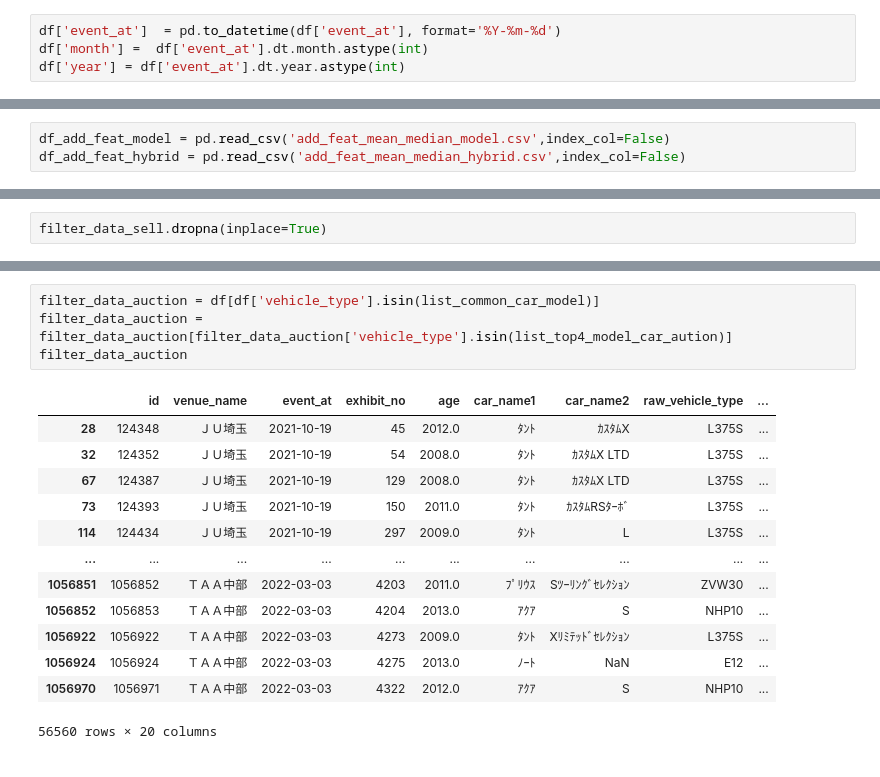
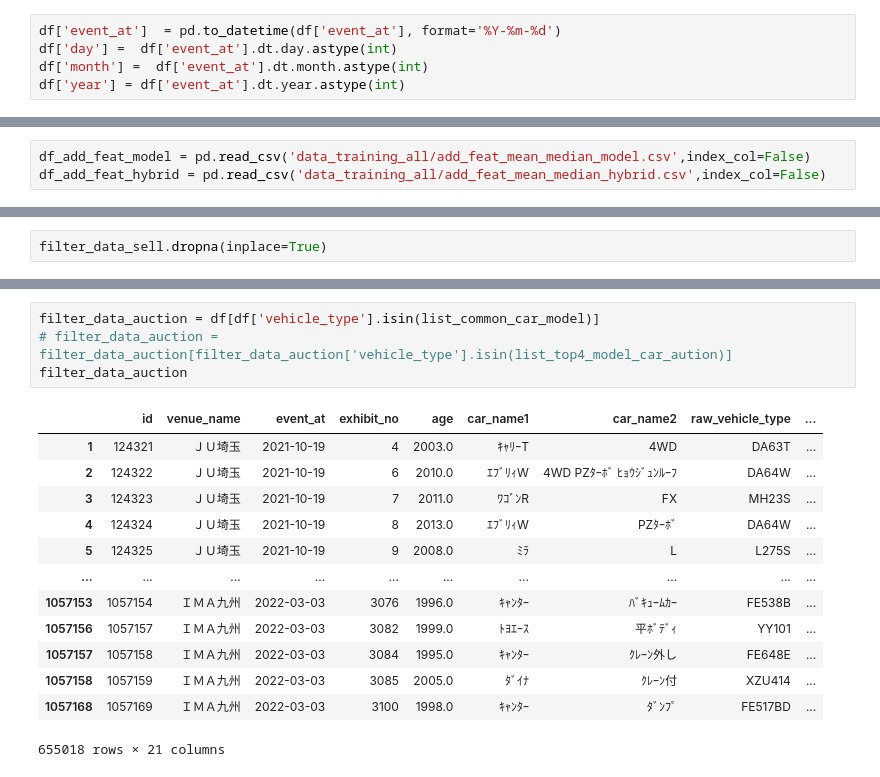
Before and after one commit to linhvu2661998/kaiho_v3, a Jupyter notebook: DatabaseData Analysis.ipynb, the cells around one changed output, grey strips where cells are left out. Saved outputs shown, nothing was run; the diff lists cells and outputs as text.

```diff
--- a/DatabaseData Analysis.ipynb
+++ b/DatabaseData Analysis.ipynb
@@ -175,6 +174,7 @@ df.describe(include='O')
 | freq | 57186 | 17009 | 29926 | 36335 | 19319 | 21257 | 358028 | 179015 | ... |
 # %%
 df['event_at']  = pd.to_datetime(df['event_at'], format='%Y-%m-%d')
+df['day'] =  df['event_at'].dt.day.astype(int)
 df['month'] =  df['event_at'].dt.month.astype(int)
 df['year'] = df['event_at'].dt.year.astype(int)
 # %%
@@ -560,8 +560,8 @@ bar_plot(d['manufacture_name'], d['count'], d, True)
 Error in callback <function flush_figures at 0x...> (for post_execute):
 KeyboardInterrupt:
 # %%
-df_add_feat_model = pd.read_csv('add_feat_mean_median_model.csv',index_col=False)
-df_add_feat_hybrid = pd.read_csv('add_feat_mean_median_hybrid.csv',index_col=False)
+df_add_feat_model = pd.read_csv('data_training_all/add_feat_mean_median_model.csv',index_col=False)
+df_add_feat_hybrid = pd.read_csv('data_training_all/add_feat_mean_median_hybrid.csv',index_col=False)
 # %%
 df_add_feat_hybrid.columns
 # %% [output]
@@ -989,18 +1024,18 @@ a.loc['NHP10']
 # %%
 filter_data_auction = df[df['vehicle_type'].isin(list_common_car_model)]
-filter_data_auction = filter_data_auction[filter_data_auction['vehicle_type'].isin(list_top4_model_car_aution)]
+# filter_data_auction = filter_data_auction[filter_data_auction['vehicle_type'].isin(list_top4_model_car_aution)]
 filter_data_auction
 # %% [output]
 |  | id | venue_name | event_at | exhibit_no | age | car_name1 | car_name2 | raw_vehicle_type | ... |
-| 28 | 124348 | ＪＵ埼玉 | 2021-10-19 | 45 | 2012.0 | ﾀﾝﾄ | ｶｽﾀﾑX | L375S | ... |
-| 32 | 124352 | ＪＵ埼玉 | 2021-10-19 | 54 | 2008.0 | ﾀﾝﾄ | ｶｽﾀﾑX LTD | L375S | ... |
-| 67 | 124387 | ＪＵ埼玉 | 2021-10-19 | 129 | 2008.0 | ﾀﾝﾄ | ｶｽﾀﾑX LTD | L375S | ... |
-| 73 | 124393 | ＪＵ埼玉 | 2021-10-19 | 150 | 2011.0 | ﾀﾝﾄ | ｶｽﾀﾑRSﾀｰﾎﾞ | L375S | ... |
-| 114 | 124434 | ＪＵ埼玉 | 2021-10-19 | 297 | 2009.0 | ﾀﾝﾄ | L | L375S | ... |
+| 1 | 124321 | ＪＵ埼玉 | 2021-10-19 | 4 | 2003.0 | ｷｬﾘｰT | 4WD | DA63T | ... |
+| 2 | 124322 | ＪＵ埼玉 | 2021-10-19 | 6 | 2010.0 | ｴﾌﾞﾘｨW | 4WD PZﾀｰﾎﾞ ﾋｮｳｼﾞｭﾝﾙｰﾌ | DA64W | ... |
+| 3 | 124323 | ＪＵ埼玉 | 2021-10-19 | 7 | 2011.0 | ﾜｺﾞﾝR | FX | MH23S | ... |
+| 4 | 124324 | ＪＵ埼玉 | 2021-10-19 | 8 | 2013.0 | ｴﾌﾞﾘｨW | PZﾀｰﾎﾞ | DA64W | ... |
+| 5 | 124325 | ＪＵ埼玉 | 2021-10-19 | 9 | 2008.0 | ﾐﾗ | L | L275S | ... |
 | ... | ... | ... | ... | ... | ... | ... | ... | ... | ... |
-| 1056851 | 1056852 | ＴＡＡ中部 | 2022-03-03 | 4203 | 2011.0 | ﾌﾟﾘｳｽ | Sﾂｰﾘﾝｸﾞｾﾚｸｼｮﾝ | ZVW30 | ... |
-| 1056852 | 1056853 | ＴＡＡ中部 | 2022-03-03 | 4204 | 2013.0 | ｱｸｱ | S | NHP10 | ... |
-| 1056922 | 1056922 | ＴＡＡ中部 | 2022-03-03 | 4273 | 2009.0 | ﾀﾝﾄ | Xﾘﾐﾃｯﾄﾞｾﾚｸｼｮﾝ | L375S | ... |
-| 1056924 | 1056924 | ＴＡＡ中部 | 2022-03-03 | 4275 | 2013.0 | ﾉｰﾄ | NaN | E12 | ... |
-| 1056970 | 1056971 | ＴＡＡ中部 | 2022-03-03 | 4322 | 2012.0 | ｱｸｱ | S | NHP10 | ... |
+| 1057153 | 1057154 | ＩＭＡ九州 | 2022-03-03 | 3076 | 1996.0 | ｷｬﾝﾀｰ | ﾊﾞｷｭｰﾑｶｰ | FE538B | ... |
+| 1057156 | 1057157 | ＩＭＡ九州 | 2022-03-03 | 3082 | 1999.0 | ﾄﾖｴｰｽ | 平ﾎﾞﾃﾞｨ | YY101 | ... |
+| 1057157 | 1057158 | ＩＭＡ九州 | 2022-03-03 | 3084 | 1995.0 | ｷｬﾝﾀｰ | ｸﾚｰﾝ外し | FE648E | ... |
+| 1057158 | 1057159 | ＩＭＡ九州 | 2022-03-03 | 3085 | 2005.0 | ﾀﾞｲﾅ | ｸﾚｰﾝ付 | XZU414 | ... |
+| 1057168 | 1057169 | ＩＭＡ九州 | 2022-03-03 | 3100 | 1998.0 | ｷｬﾝﾀｰ | ﾀﾞﾝﾌﾟ | FE517BD | ... |
-56560 rows × 20 columns
+655018 rows × 21 columns
```
Also changed, not shown: parts of 11 cells of this notebook.
